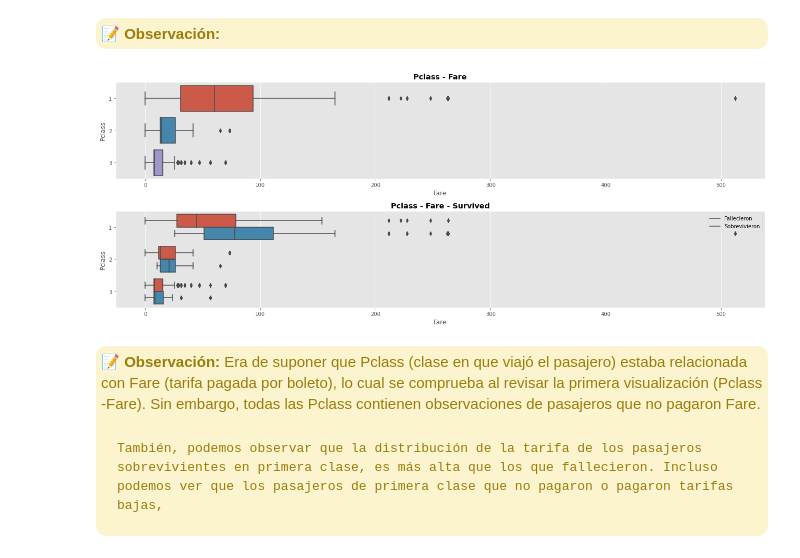
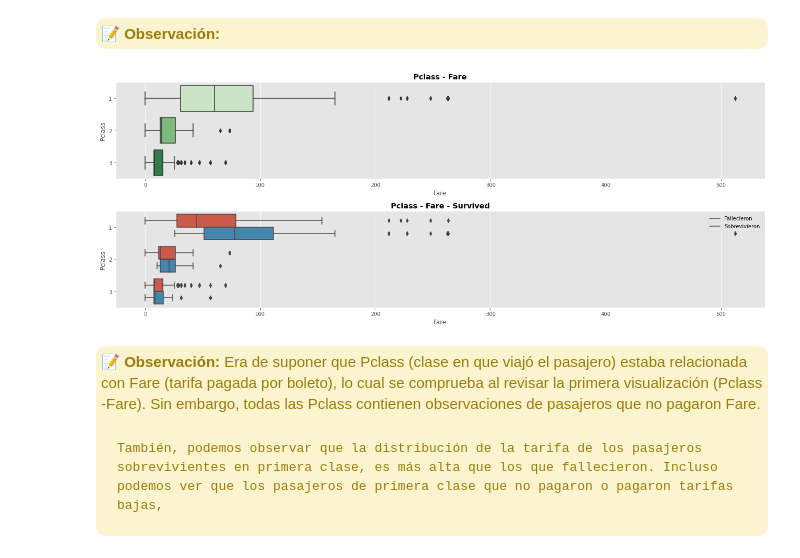
Before and after one commit to PabloJRW/titanic-classifier, a Jupyter notebook: EDA.ipynb, the cells around one changed output. Saved outputs shown, nothing was run; the diff lists cells and outputs as text; code cells hidden in the pictures.

```diff
--- a/EDA.ipynb
+++ b/EDA.ipynb
@@ -256,17 +285,17 @@ for clss in train_data.Pclass.unique():
 # %%
 fig, ax = plt.subplots(2,1, figsize=(18,7))
 
 ax[0].set_title('Pclass - Fare', fontweight='bold')
-sns.boxplot(y='Pclass', x='Fare', orient='h', data=train_data, ax=ax[0])
+sns.boxplot(y='Pclass', x='Fare', orient='h', data=train_data, palette='Greens', ax=ax[0])
 
 ax[1].set_title('Pclass - Fare - Survived', fontweight='bold')
 sns.boxplot(y='Pclass', x='Fare', hue='Survived', orient='h', data=train_data, ax=ax[1])
 ax[1].legend(['Fallecieron','Sobrevivieron'])
 
 plt.tight_layout()
 plt.show()
 # %% [output]
-[figure, old version]
+[figure, new version]
 # %% [markdown]
 <div style="color:#9A7D0A;
            display:fill;
```
Also changed, not shown: parts of 13 cells of this notebook.
